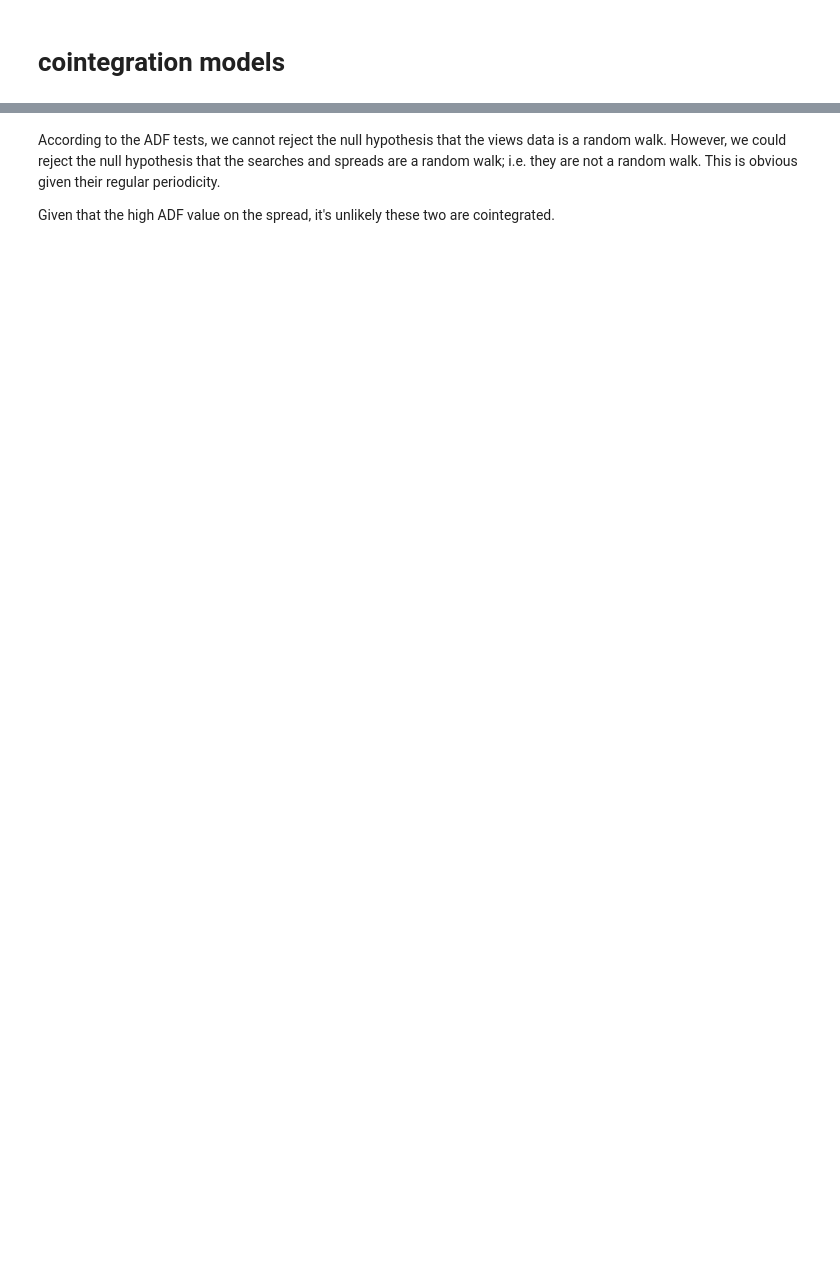
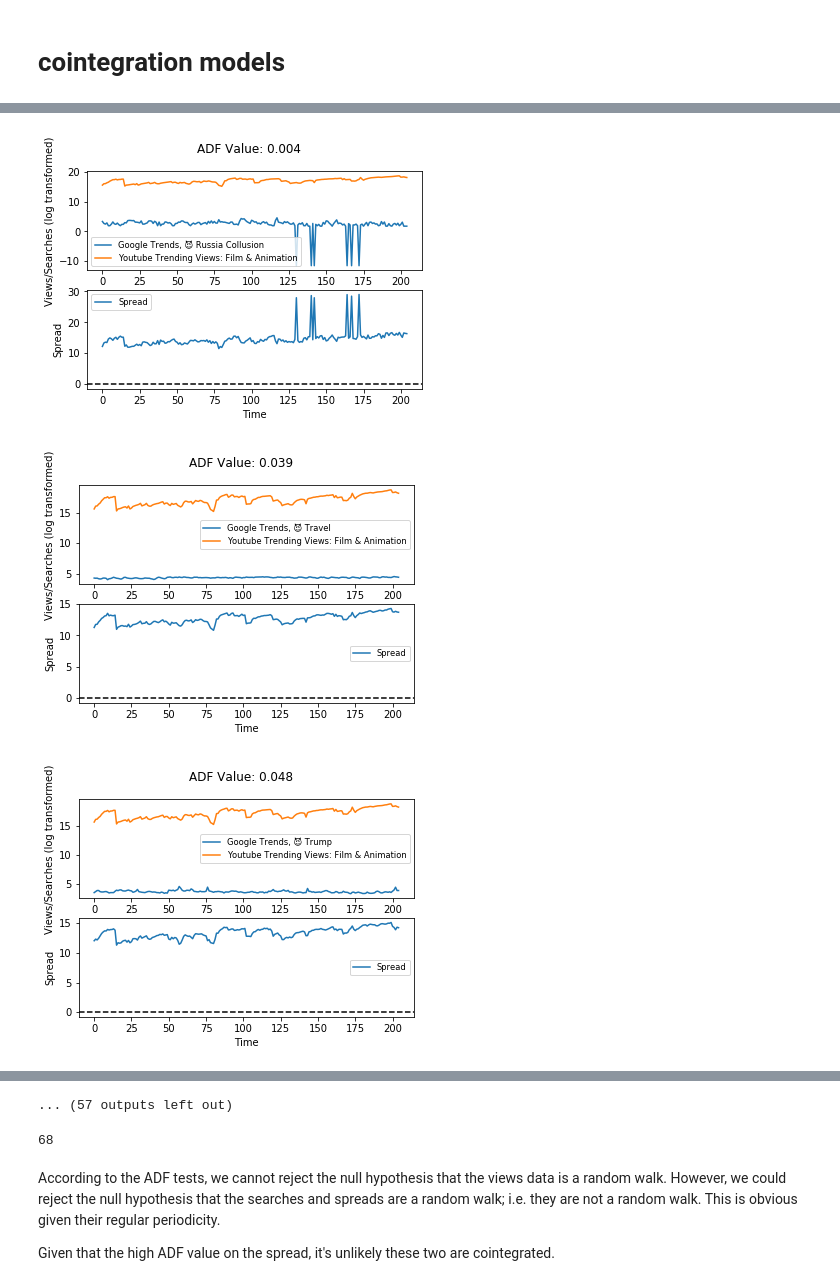
Before and after one commit to srive326/Youtube-forecasting, a Jupyter notebook: notebooks/goog_trends.ipynb, the cells around one changed output, grey strips where cells are left out. Drawn from its saved outputs; the diff is of its cells as text; code cells hidden in the pictures; blank space fills up the shorter version.

```diff
--- a/notebooks/goog_trends.ipynb
+++ b/notebooks/goog_trends.ipynb
@@ -338,0 +348,67 @@ NameError: name 'movie' is not defined
+# %%
+def plot_stationary(google_trend, youtube_views, trend_label, youtube_category, adf):
+    #google_trend = google_trend.values
+    plt.subplot(2,1,1)
+    plt.plot(google_trend, label='Google Trends, {}'.format(trend_label))
+    plt.plot(youtube_views, label='Youtube Trending Views: {}'.format(youtube_category))
+    plt.ylabel("Views/Searches (log transformed)")
+    plt.legend(loc='best', fontsize='small')
+
+    # Plot the spread
+    plt.subplot(2,1,2)
+    plt.plot(youtube_views-google_trend, label='Spread')
+    plt.legend(loc='best', fontsize='small')
+    plt.axhline(y=0, linestyle='--', color='k')
+    plt.ylabel("Spread")
+    plt.xlabel("Time")
+    plt.suptitle("ADF Value: {:.3f}".format(adf))
+    plt.show()
+# %%
+# in case we run this cell multiple times
+try:
+    goog_trends.drop(columns=["😈 This is America"], inplace=True)  # this is trash
+except KeyError:
+    pass
+
+epsilon = 1e-5
+
+spread_ADF = np.zeros([len(views_wide_format.columns), len(goog_trends.columns)*len(views_wide_format.columns)])
+#print(goog_trends.columns)
+#len(goog_trends.dropna())
+
+col_count = 0
+inner_col_count = 0
+num_stationary_spreads = 0
+for _label, youtube_ts in views_wide_format.iteritems():
+
+    #youtube_ts.fillna(method="ffill", inplace=True)
+
+    #print(youtube_ts.__len__())
+    #print(youtube_ts.head(), youtube_ts.tail())
+    #print(youtube_ts)
+    youtube_ts = youtube_ts.apply(lambda x: np.log(x+epsilon)).values
+    #print(_label, youtube_ts.isnull().values.any())
+    for _label2, goog_trend_ts in goog_trends.iteritems():
+        #print(_label2, goog_trend_ts.isnull().values.any())
+        try:
+            goog_trend_ts.dropna(inplace=True)  # don't know why there'd be nans
+            goog_trend_ts = goog_trend_ts[:len(youtube_ts)]  # don't know why there'd be a shape mismatch
+#             print(goog_trend_ts.head(), goog_trend_ts.tail())
+            goog_trend_ts = goog_trend_ts.apply(lambda x: np.log(x+epsilon)).values
+        except TypeError:  # date col
+            continue
+
+
+        result_spread = adfuller(youtube_ts-goog_trend_ts)
+        spread_ADF[col_count, inner_col_count] = result_spread[1]
+        if result_spread[1] < .05:
+            num_stationary_spreads += 1
+            plot_stationary(goog_trend_ts, youtube_ts, _label2, _label, result_spread[1])
+        inner_col_count += 1
+    col_count += 1
+
+print(spread_ADF)
+# %% [output]
+[figure, added]
+[figure, added]
+[figure, added]
@@ -339 +424,6 @@ NameError: name 'movie' is not defined
+... (57 outputs left out)
+# %%
+print(num_stationary_spreads)
+# %% [output]
+68
 # %%
```
Also changed, not shown: parts of 9 cells of this notebook.
